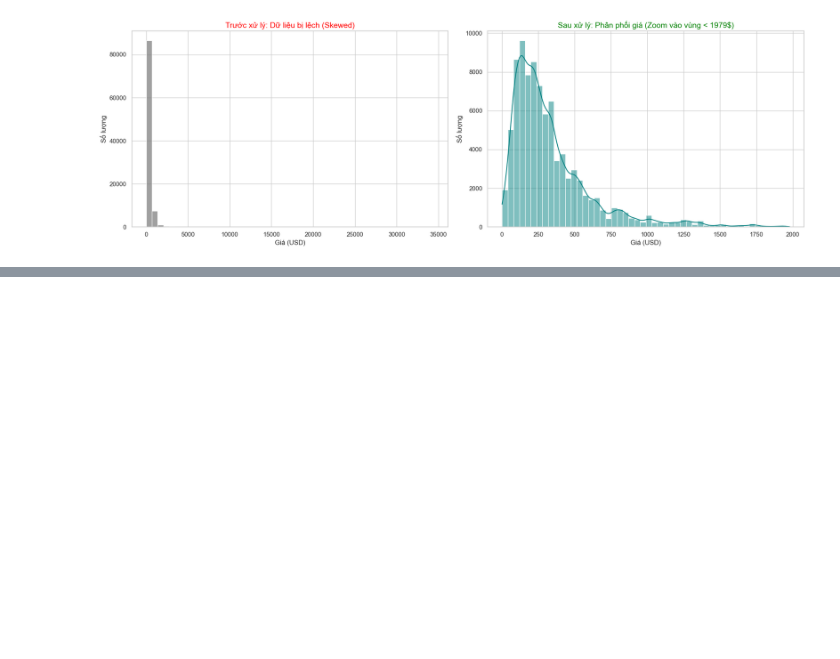
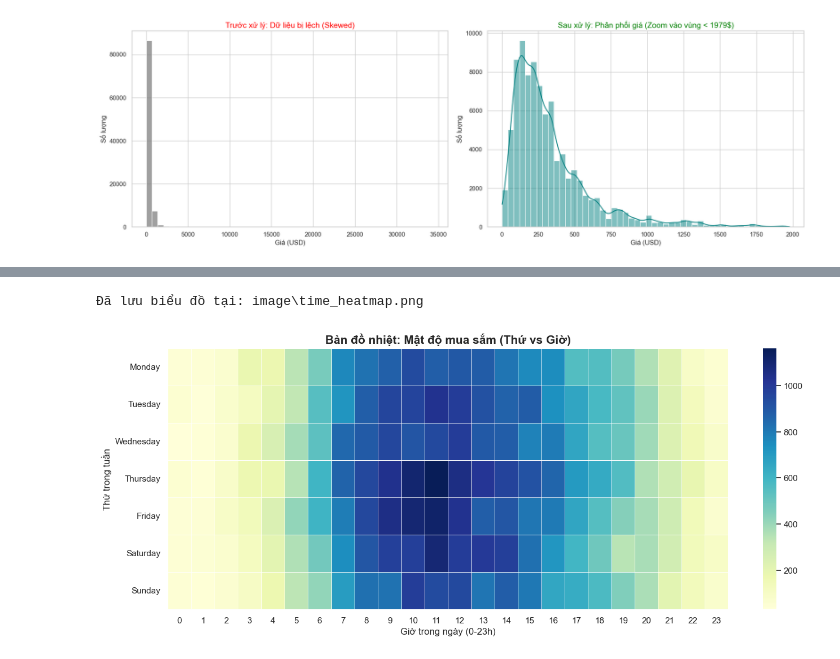
Before and after one commit to tinletrongCS/Data-mining, a Jupyter notebook: main.ipynb, the cells around one changed output, grey strips where cells are left out. Cells and saved outputs as stored; diff of their text form; code cells hidden in the pictures; blank space fills up the shorter version.

```diff
--- a/main.ipynb
+++ b/main.ipynb
@@ -128,0 +193,5 @@ df_4 = run_phase_4_cleaning(df_3)
+# %%
+plot_time_heatmap(df_main, save_path="image\\time_heatmap.png")
+# %% [output]
+Đã lưu biểu đồ tại: image\time_heatmap.png
+[figure, added]
```
Also changed, not shown: parts of 29 cells of this notebook, 6 other files.
